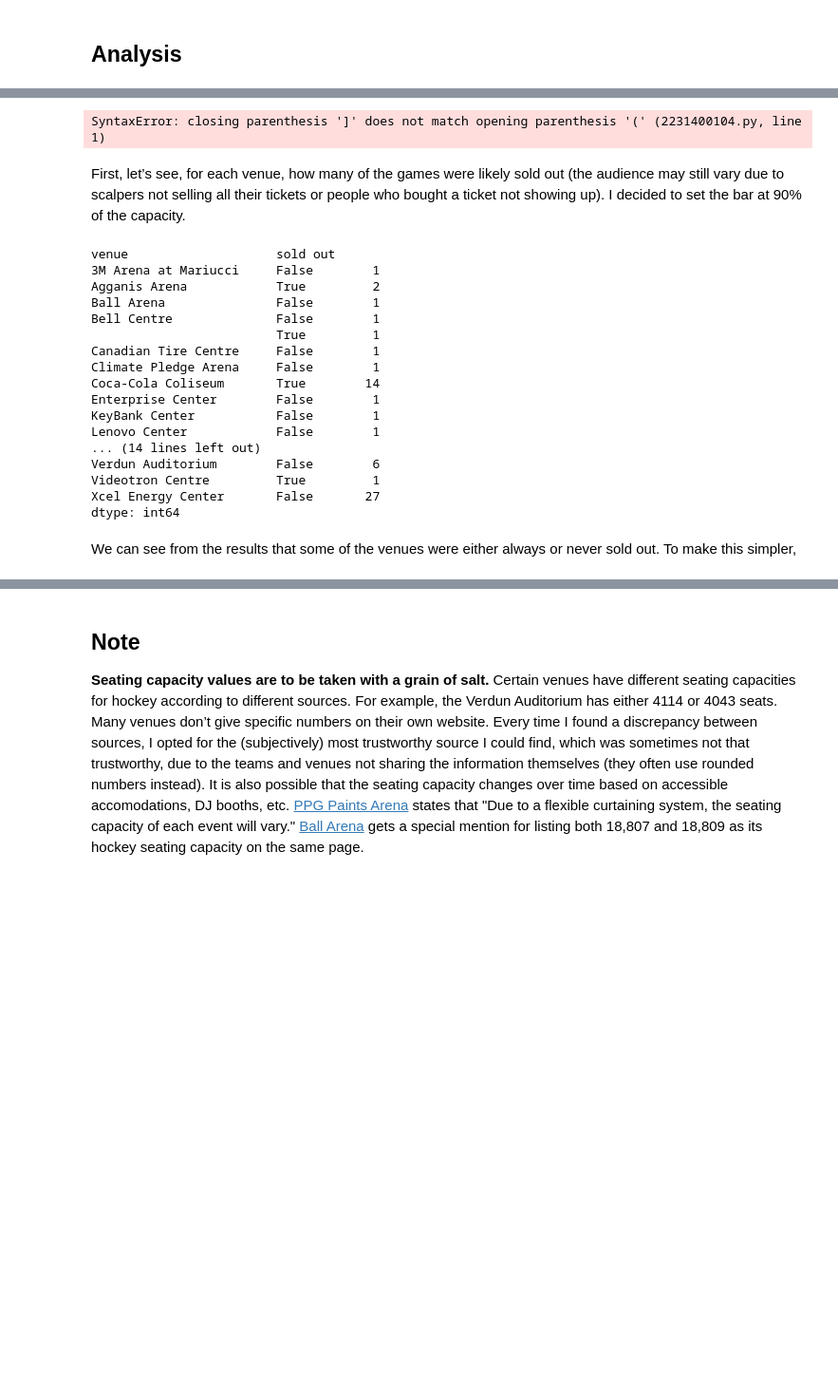
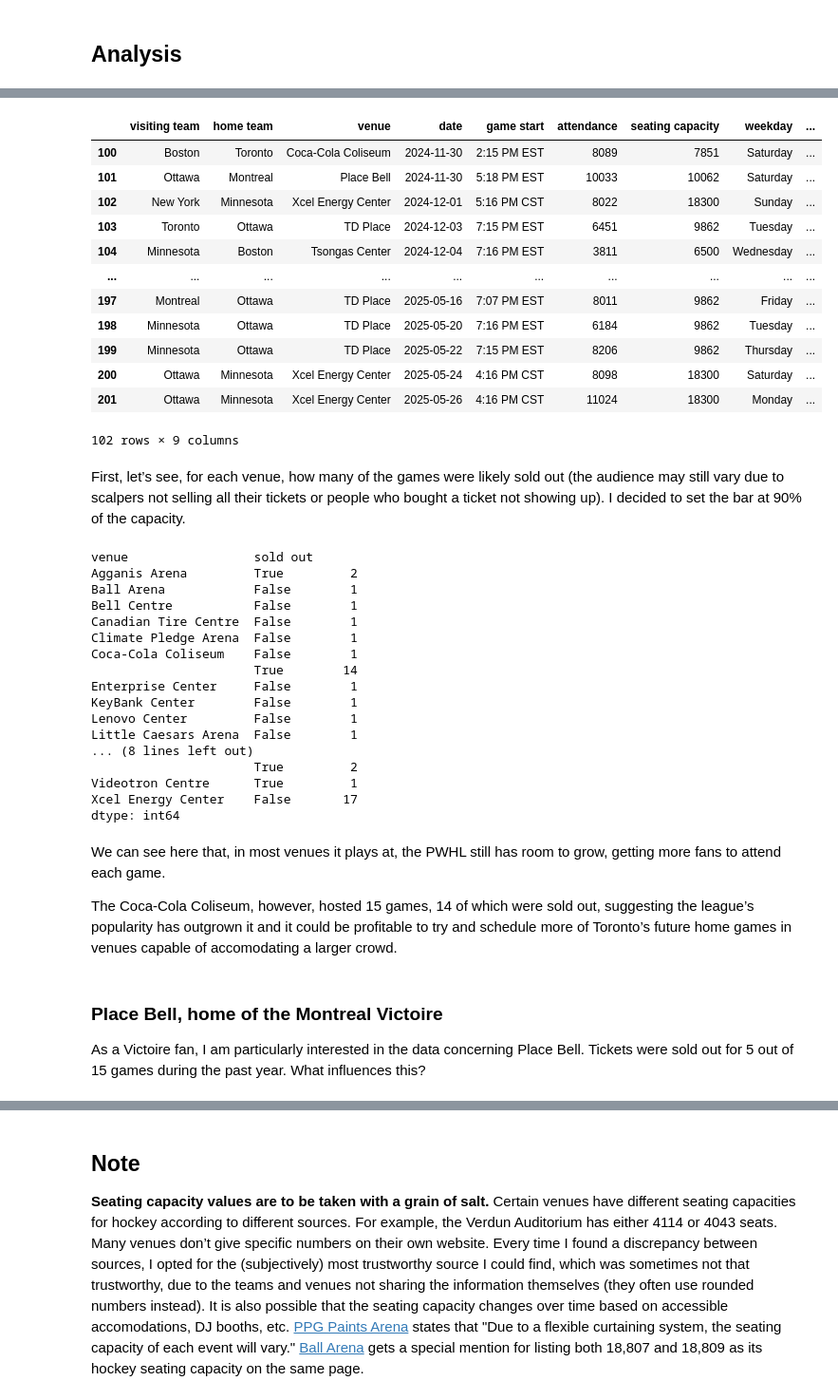
Before and after one commit to AGasconAfriat/pwhl_data-analysis, a Jupyter notebook: attendance.ipynb, the cells around one changed output, grey strips where cells are left out. Shown at 95% size. Saved outputs shown, nothing was run; the diff lists cells and outputs as text; code cells hidden in the pictures; blank space fills up the shorter version.

Commit message:
Analyzing results, adding features

```diff
--- a/attendance.ipynb
+++ b/attendance.ipynb
@@ -234,32 +257,50 @@ df
 I am interested in the games played after the second regular season started, in November 2024.
 # %%
-df["date"] = df.apply(lambda row: parser.parse(date), axis=1)
-df
+post_y1_df = df[df["date"] > parser.parse("Nov 1, 2024")]
+post_y1_df
 # %% [output]
+|  | visiting team | home team | venue | date | game start | attendance | seating capacity | weekday | ... |
+| 100 | Boston | Toronto | Coca-Cola Coliseum | 2024-11-30 | 2:15 PM EST | 8089 | 7851 | Saturday | ... |
+| 101 | Ottawa | Montreal | Place Bell | 2024-11-30 | 5:18 PM EST | 10033 | 10062 | Saturday | ... |
+| 102 | New York | Minnesota | Xcel Energy Center | 2024-12-01 | 5:16 PM CST | 8022 | 18300 | Sunday | ... |
+| 103 | Toronto | Ottawa | TD Place | 2024-12-03 | 7:15 PM EST | 6451 | 9862 | Tuesday | ... |
+| 104 | Minnesota | Boston | Tsongas Center | 2024-12-04 | 7:16 PM EST | 3811 | 6500 | Wednesday | ... |
+| ... | ... | ... | ... | ... | ... | ... | ... | ... | ... |
+| 197 | Montreal | Ottawa | TD Place | 2025-05-16 | 7:07 PM EST | 8011 | 9862 | Friday | ... |
+| 198 | Minnesota | Ottawa | TD Place | 2025-05-20 | 7:16 PM EST | 6184 | 9862 | Tuesday | ... |
+| 199 | Minnesota | Ottawa | TD Place | 2025-05-22 | 7:15 PM EST | 8206 | 9862 | Thursday | ... |
+| 200 | Ottawa | Minnesota | Xcel Energy Center | 2025-05-24 | 4:16 PM CST | 8098 | 18300 | Saturday | ... |
+| 201 | Ottawa | Minnesota | Xcel Energy Center | 2025-05-26 | 4:16 PM CST | 11024 | 18300 | Monday | ... |
-SyntaxError: closing parenthesis ']' does not match opening parenthesis '(' (2231400104.py, line 1)
+102 rows × 9 columns
 # %% [markdown]
 First, let’s see, for each venue, how many of the games were likely sold out (the audience may still vary due to scalpers not selling all their tickets or people who bought a ticket not showing up). I decided to set the bar at 90% of the capacity.
 # %%
-df["sold out"] = df["attendance"] / df["seating capacity"] >= 0.9 #creating a column to identify sold out games
-soldout_info = df.groupby(["venue", "sold out"]).size()
+post_y1_df["sold out"] = post_y1_df["attendance"] / post_y1_df["seating capacity"] >= 0.9 #creating a column to identify sold out games
+soldout_info = post_y1_df.groupby(["venue", "sold out"]).size()
 soldout_info
 # %% [output]
-venue                    sold out
-3M Arena at Mariucci     False        1
-Agganis Arena            True         2
-Ball Arena               False        1
-Bell Centre              False        1
-                         True         1
-Canadian Tire Centre     False        1
-Climate Pledge Arena     False        1
-Coca-Cola Coliseum       True        14
-Enterprise Center        False        1
-KeyBank Center           False        1
-Lenovo Center            False        1
-... (14 lines left out)
-Verdun Auditorium        False        6
-Videotron Centre         True         1
-Xcel Energy Center       False       27
+venue                 sold out
+Agganis Arena         True         2
+Ball Arena            False        1
+Bell Centre           False        1
+Canadian Tire Centre  False        1
+Climate Pledge Arena  False        1
+Coca-Cola Coliseum    False        1
+                      True        14
+Enterprise Center     False        1
+KeyBank Center        False        1
+Lenovo Center         False        1
+Little Caesars Arena  False        1
+... (8 lines left out)
+                      True         2
+Videotron Centre      True         1
+Xcel Energy Center    False       17
 dtype: int64
 # %% [markdown]
-We can see from the results that some of the venues were either always or never sold out. To make this simpler,
+We can see here that, in most venues it plays at, the PWHL still has room to grow, getting more fans to attend each game.
+
+The Coca-Cola Coliseum, however, hosted 15 games, 14 of which were sold out, suggesting the league’s popularity has outgrown it and it could be profitable to try and schedule more of Toronto’s future home games in venues capable of accomodating a larger crowd.
+# %% [markdown]
+### Place Bell, home of the Montreal Victoire
+
+As a Victoire fan, I am particularly interested in the data concerning Place Bell. Tickets were sold out for 5 out of 15 games during the past year. What influences this?
```
Also changed, not shown: parts of 26 cells of this notebook.
